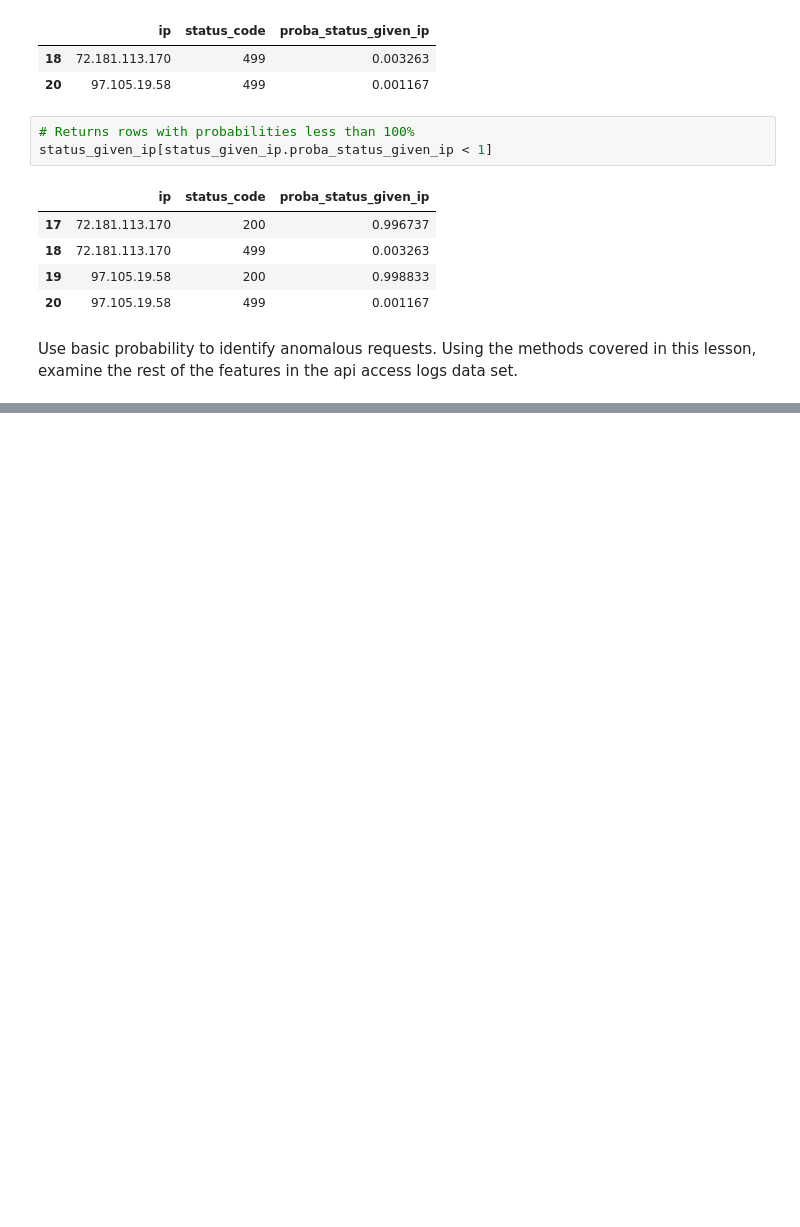
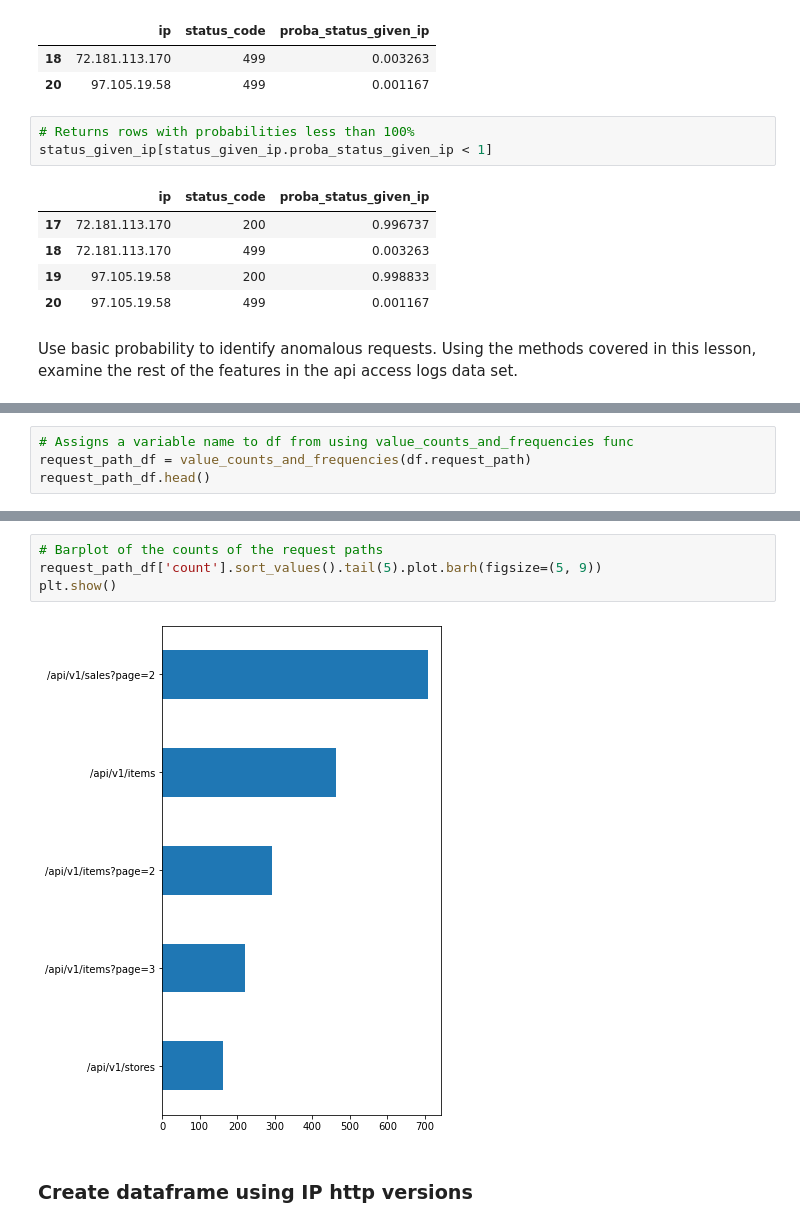
Before and after one commit to Jason-R-Turner/anomaly-detection-exercises, a Jupyter notebook: discrete_anomaly_detection.ipynb, the cells around one changed output, grey strips where cells are left out. Saved outputs shown, nothing was run; the diff lists cells and outputs as text; blank space fills up the shorter version.

```diff
--- a/discrete_anomaly_detection.ipynb
+++ b/discrete_anomaly_detection.ipynb
@@ -142,0 +306,4 @@ Use basic probability to identify anomalous requests. Using the methods covered
+# %%
+# Assigns a variable name to df from using value_counts_and_frequencies func
+request_path_df = value_counts_and_frequencies(df.request_path)
+request_path_df.head()
@@ -142,0 +317,8 @@ Use basic probability to identify anomalous requests. Using the methods covered
+# %%
+# Barplot of the counts of the request paths
+request_path_df['count'].sort_values().tail(5).plot.barh(figsize=(5, 9))
+plt.show()
+# %% [output]
+[figure, added]
+# %% [markdown]
+### Create dataframe using IP http versions
```
Also changed, not shown: parts of 35 cells of this notebook.
